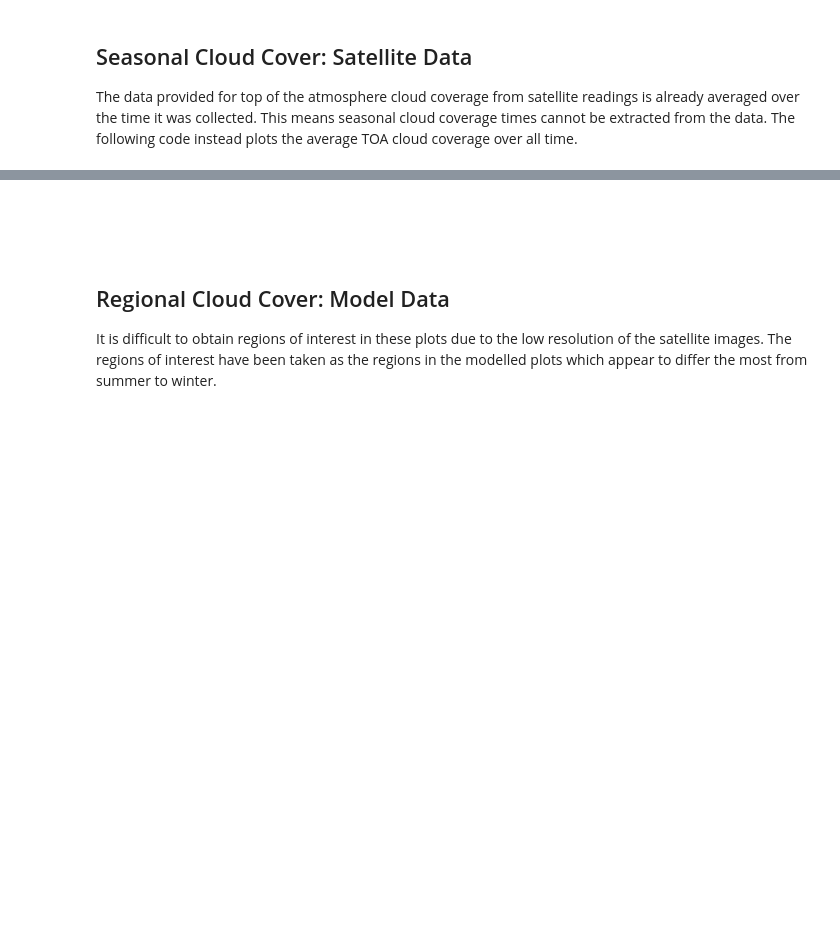
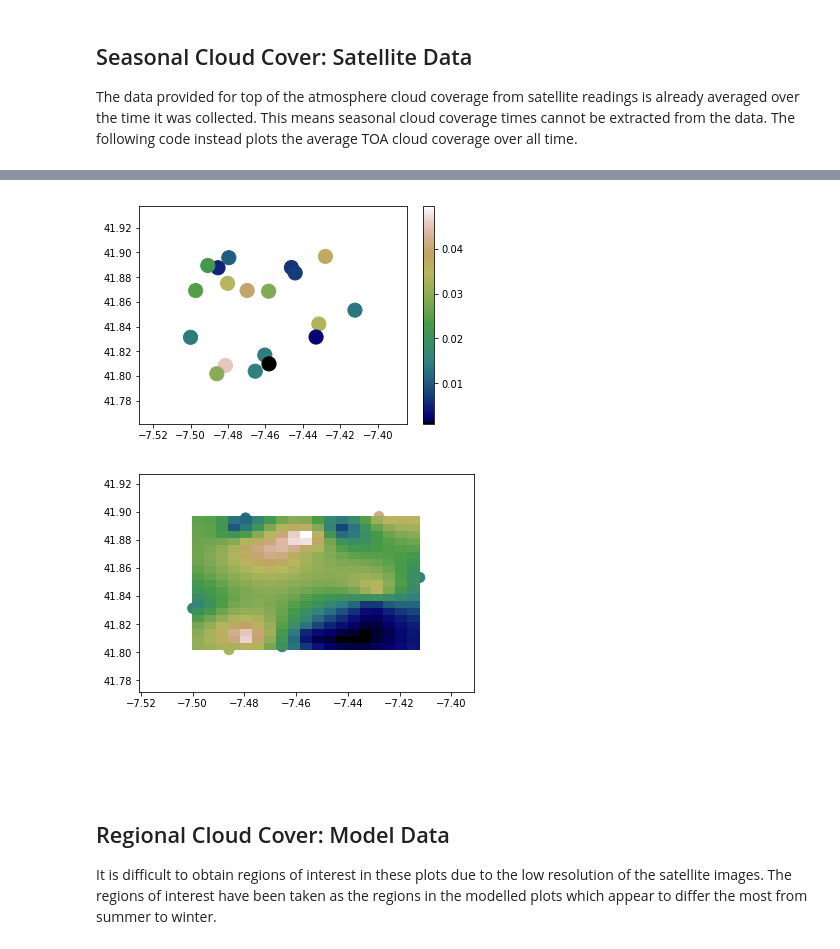
Before and after one commit to maddiebeagley/Climate-Modelling-Lab, a Jupyter notebook: 390Lab.ipynb, the cells around one changed output, grey strips where cells are left out. Saved outputs shown, nothing was run; the diff lists cells and outputs as text; code cells hidden in the pictures; blank space fills up the shorter version.

```diff
--- a/390Lab.ipynb
+++ b/390Lab.ipynb
@@ -352,3 +450,38 @@ It is difficult to find the biases between modelled and satellite data, as longi
+# %%
+import numpy as np
+import matplotlib.pyplot as plt
+np.random.seed(1) # Make example exactly reproducable
+
+num_points = 20
+lon = 0.1 * np.random.random(num_points) - 7.5
+lat = 0.1 * np.random.random(num_points) + 41.8
+z = 0.05 * np.random.random(num_points)
+
+fig, ax = plt.subplots()
+artist = ax.scatter(lon, lat, c=z, s=200, cmap='gist_earth')
+fig.colorbar(artist)
+ax.axis('tight')
+plt.show()
+
+import scipy.interpolate
+
+interp = scipy.interpolate.Rbf(lon, lat, z, function='linear')
+
+# 20x20 grid of points to interpolate on
+yy, xx = np.mgrid[lat.min():lat.max():20j, lon.min():lon.max():20j]
+
+zi = interp(xx, yy)
+
+# Plot the results
+fig, ax = plt.subplots()
+artist = ax.scatter(lon, lat, c=z, s=100, cmap='gist_earth',
+                     vmin=zi.min(), vmax=zi.max())
+ax.pcolormesh(xx, yy, zi, cmap='gist_earth')
+ax.axis('tight')
+plt.show()
+# %% [output]
+[figure, added]
+[figure, added]
 # %% [markdown]
 <br /> <br /> <br />
 ## Regional Cloud Cover: Model Data
```
Also changed, not shown: parts of 5 cells of this notebook.
